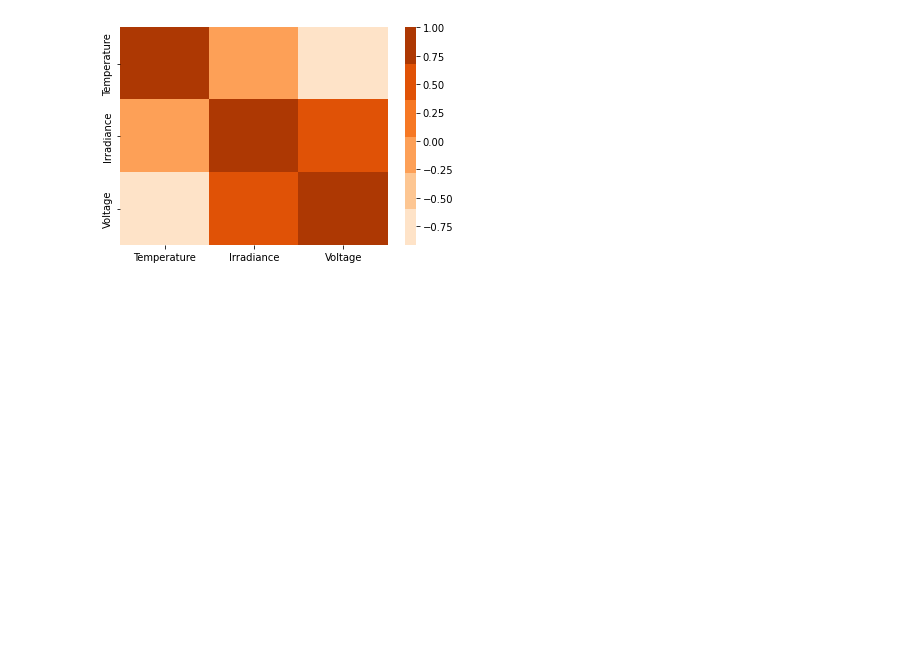
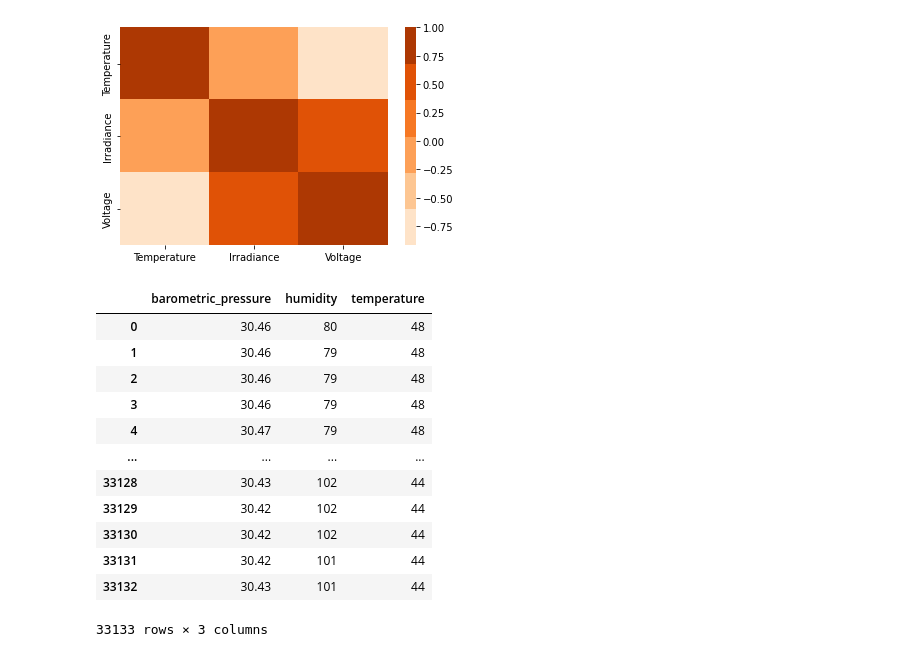
Before and after one commit to BTP-2022-23/ev-charging-estimate, a Jupyter notebook: solarmodel.ipynb, the cells around one changed output. Saved outputs shown, nothing was run; the diff lists cells and outputs as text; code cells hidden in the pictures; blank space fills up the shorter version.

```diff
--- a/solarmodel.ipynb
+++ b/solarmodel.ipynb
@@ -106,6 +123,22 @@ def model_maker(data,key):
     plt.show()
     print('\n--------------------------------------------------\n')
     return regressor
+# %%
+combined_data.iloc[:,1:-1]
+# %% [output]
+|  | barometric_pressure | humidity | temperature |
+| 0 | 30.46 | 80 | 48 |
+| 1 | 30.46 | 79 | 48 |
+| 2 | 30.46 | 79 | 48 |
+| 3 | 30.46 | 79 | 48 |
+| 4 | 30.47 | 79 | 48 |
+| ... | ... | ... | ... |
+| 33128 | 30.43 | 102 | 44 |
+| 33129 | 30.42 | 102 | 44 |
+| 33130 | 30.42 | 102 | 44 |
+| 33131 | 30.42 | 101 | 44 |
+| 33132 | 30.43 | 101 | 44 |
+33133 rows × 3 columns
 # %%
 # creating the models for irradiance and voltage.
 irradiance_model = model_maker(combined_data,'irradiance')
```
Also changed, not shown: parts of 4 cells of this notebook, 1 other file.
